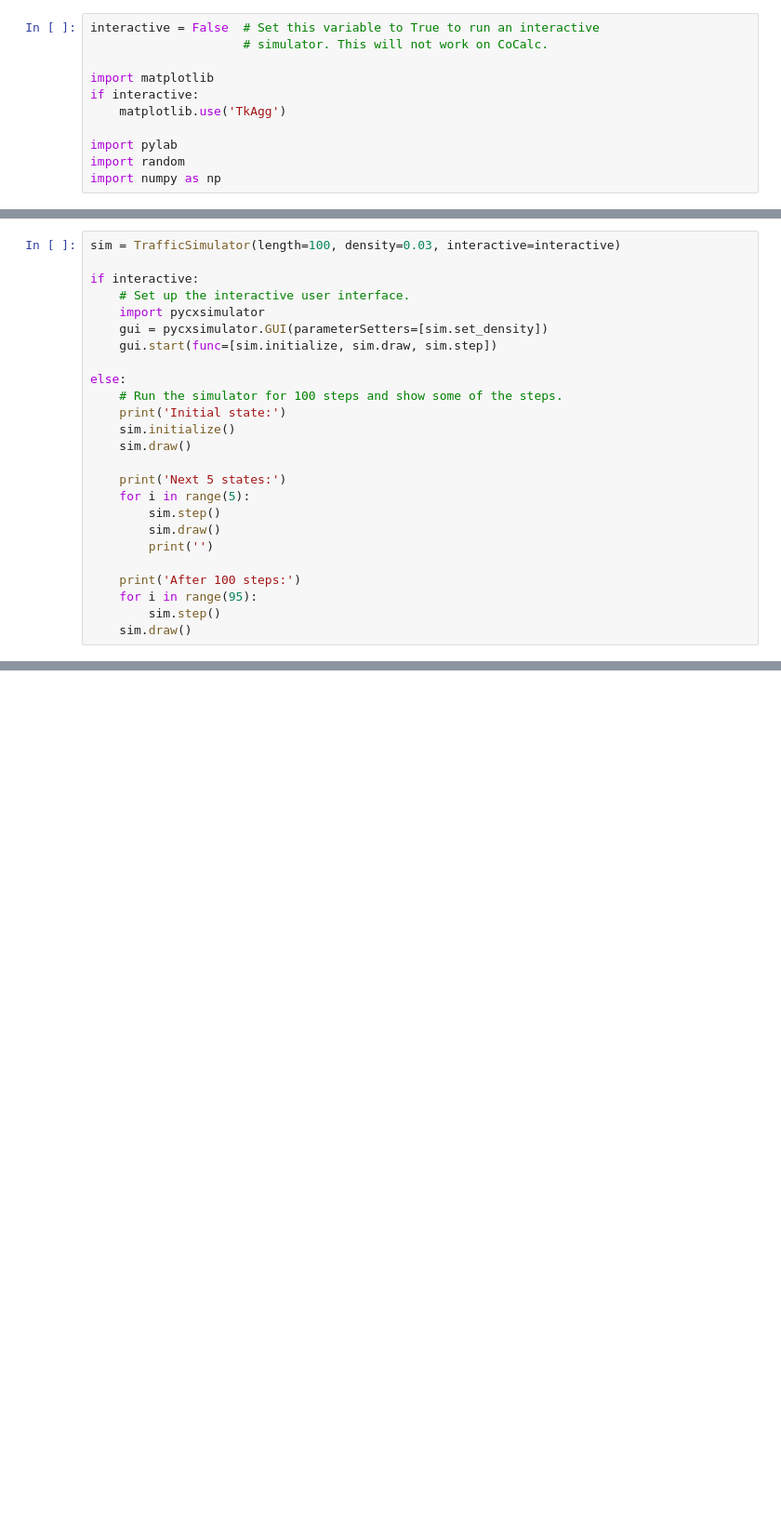
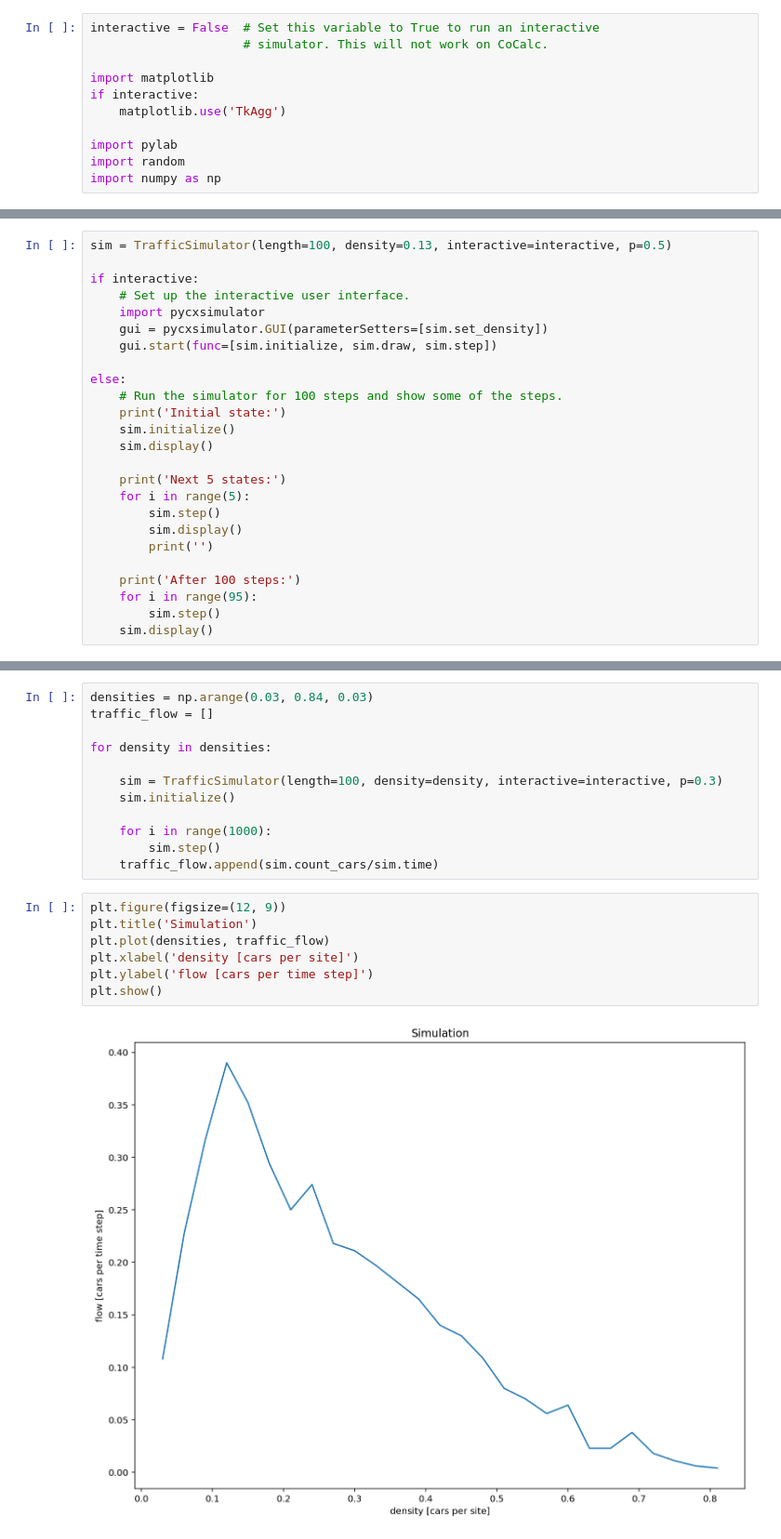
Before and after one commit to erkinpolat/CS166, a Jupyter notebook: Preclass 4.1.ipynb, the cells around one changed output, grey strips where cells are left out. Shown at 93% size. Drawn from its saved outputs; the diff is of its cells as text; blank space fills up the shorter version.

```diff
--- a/Preclass 4.1.ipynb
+++ b/Preclass 4.1.ipynb
@@ -106,5 +106,5 @@ class TrafficSimulator(object):
 # %%
-sim = TrafficSimulator(length=100, density=0.03, interactive=interactive)
+sim = TrafficSimulator(length=100, density=0.13, interactive=interactive, p=0.5)
 
 if interactive:
     # Set up the interactive user interface.
@@ -116,17 +116,17 @@ else:
     # Run the simulator for 100 steps and show some of the steps.
     print('Initial state:')
     sim.initialize()
-    sim.draw()
+    sim.display()
 
     print('Next 5 states:')
     for i in range(5):
         sim.step()
-        sim.draw()
+        sim.display()
         print('')
 
     print('After 100 steps:')
     for i in range(95):
         sim.step()
-    sim.draw()
+    sim.display()
 # %% [output]
 Initial state:
@@ -141,0 +149,21 @@ After 100 steps:
+# %%
+densities = np.arange(0.03, 0.84, 0.03)
+traffic_flow = []
+
+for density in densities:
+
+    sim = TrafficSimulator(length=100, density=density, interactive=interactive, p=0.3)
+    sim.initialize()
+
+    for i in range(1000):
+        sim.step()
+    traffic_flow.append(sim.count_cars/sim.time)
+# %%
+plt.figure(figsize=(12, 9))
+plt.title('Simulation')
+plt.plot(densities, traffic_flow)
+plt.xlabel('density [cars per site]')
+plt.ylabel('flow [cars per time step]')
+plt.show()
+# %% [output]
+[figure, added]
```
Also changed, not shown: parts of 3 cells of this notebook.
